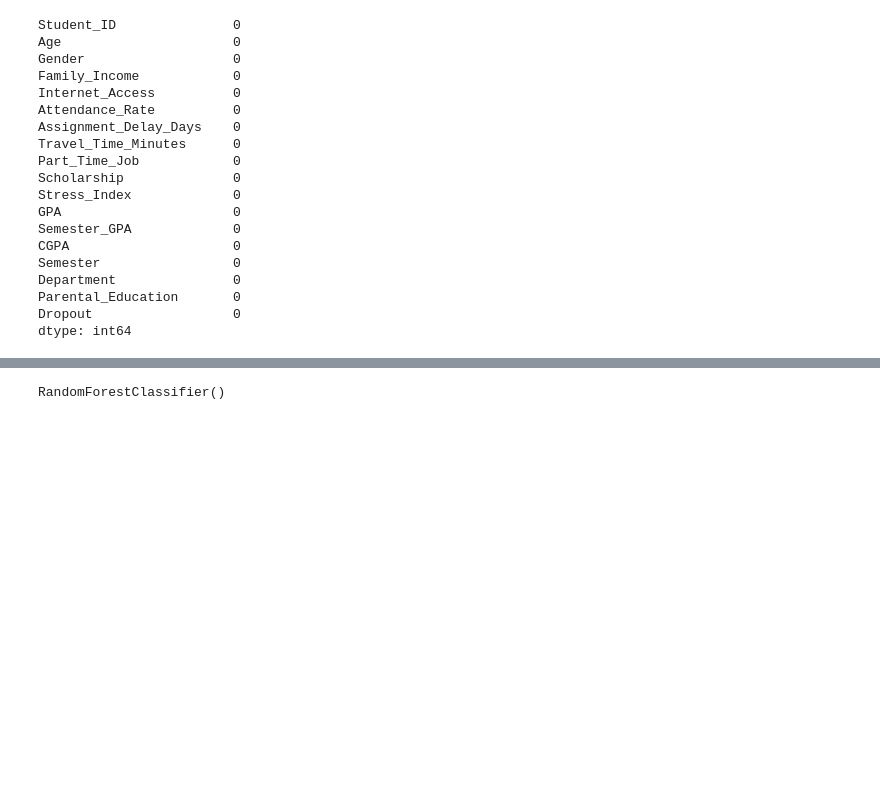
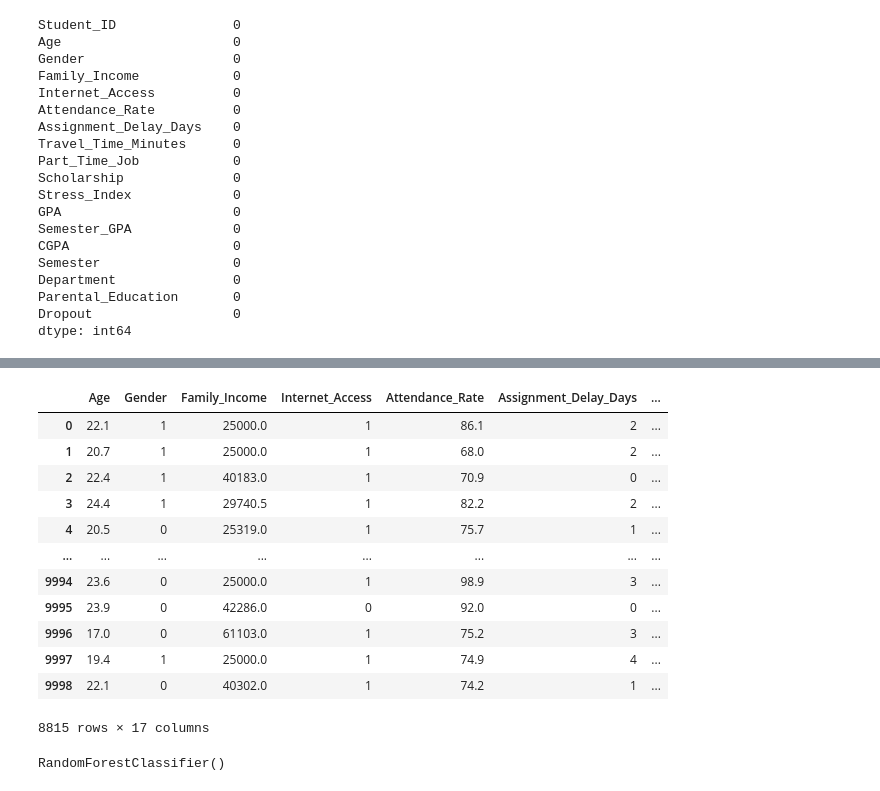
Before and after one commit to Sreecharan-03/Predictive-Monitoring-and-risk-alerting-system, a Jupyter notebook: task-3/main.ipynb, the cells around one changed output, grey strips where cells are left out. Drawn from its saved outputs; the diff is of its cells as text; code cells hidden in the pictures; blank space fills up the shorter version.

```diff
--- a/task-3/main.ipynb
+++ b/task-3/main.ipynb
@@ -196,3 +204,21 @@ df.head()
+# %%
+df.drop("Student_ID",axis=1,inplace=True)
+# %%
+df
+# %% [output]
+|  | Age | Gender | Family_Income | Internet_Access | Attendance_Rate | Assignment_Delay_Days | ... |
+| 0 | 22.1 | 1 | 25000.0 | 1 | 86.1 | 2 | ... |
+| 1 | 20.7 | 1 | 25000.0 | 1 | 68.0 | 2 | ... |
+| 2 | 22.4 | 1 | 40183.0 | 1 | 70.9 | 0 | ... |
+| 3 | 24.4 | 1 | 29740.5 | 1 | 82.2 | 2 | ... |
+| 4 | 20.5 | 0 | 25319.0 | 1 | 75.7 | 1 | ... |
+| ... | ... | ... | ... | ... | ... | ... | ... |
+| 9994 | 23.6 | 0 | 25000.0 | 1 | 98.9 | 3 | ... |
+| 9995 | 23.9 | 0 | 42286.0 | 0 | 92.0 | 0 | ... |
+| 9996 | 17.0 | 0 | 61103.0 | 1 | 75.2 | 3 | ... |
+| 9997 | 19.4 | 1 | 25000.0 | 1 | 74.9 | 4 | ... |
+| 9998 | 22.1 | 0 | 40302.0 | 1 | 74.2 | 1 | ... |
+8815 rows × 17 columns
 # %%
 # splitting data into features and target variable
 x=df.drop("Dropout",axis=1)
```
Also changed, not shown: parts of 5 cells of this notebook, 4 other files.
